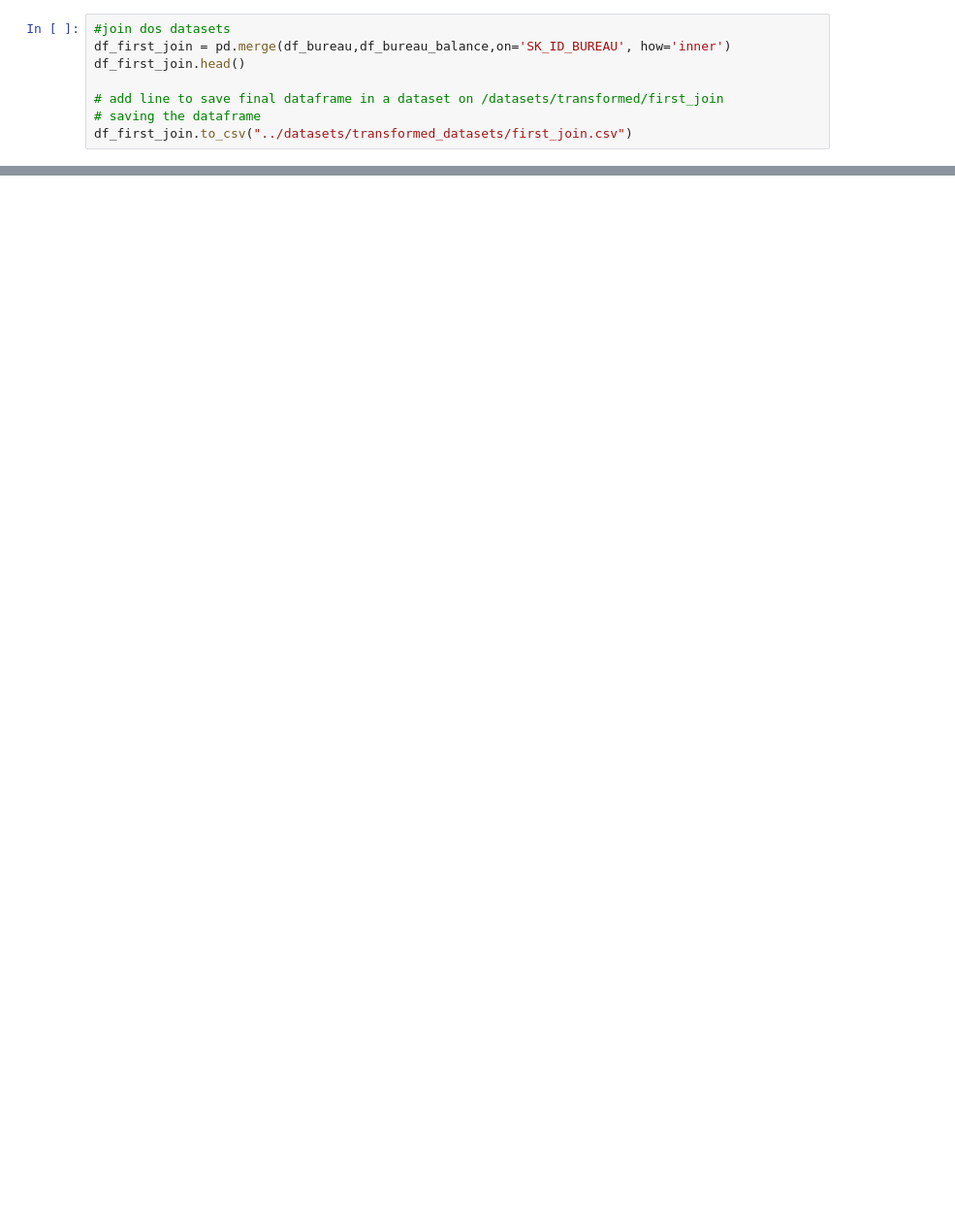
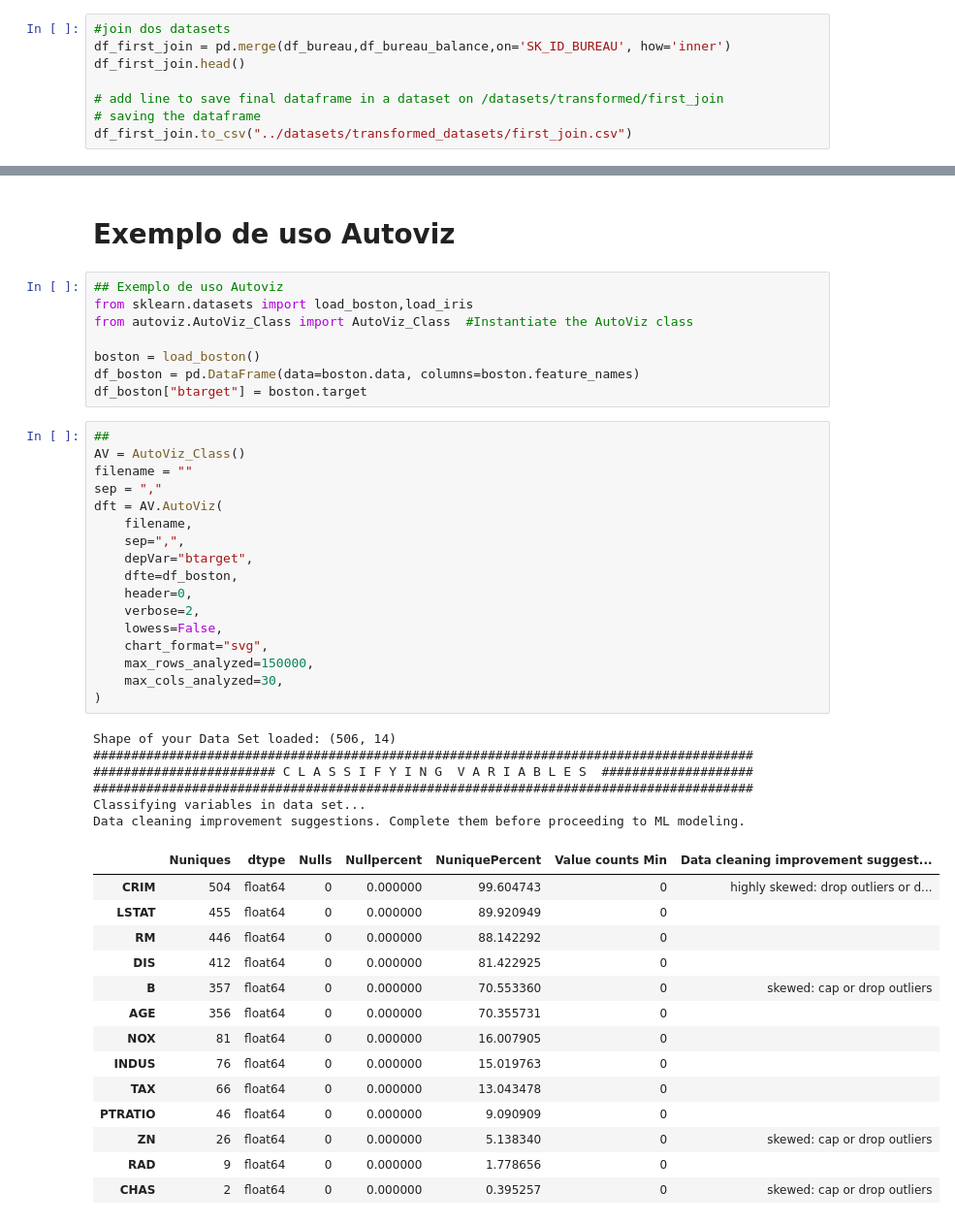
Before and after one commit to onlymr/AASE, a Jupyter notebook: transformations/data_select_join.ipynb, the cells around one changed output, grey strips where cells are left out. Shown at 97% size. Saved outputs shown, nothing was run; the diff lists cells and outputs as text; blank space fills up the shorter version.

```diff
--- a/transformations/data_select_join.ipynb
+++ b/transformations/data_select_join.ipynb
@@ -55,0 +79,48 @@ df_first_join.to_csv("../datasets/transformed_datasets/first_join.csv")
+# %% [markdown]
+# Exemplo de uso Autoviz
+# %%
+## Exemplo de uso Autoviz
+from sklearn.datasets import load_boston,load_iris
+from autoviz.AutoViz_Class import AutoViz_Class  #Instantiate the AutoViz class
+
+boston = load_boston()
+df_boston = pd.DataFrame(data=boston.data, columns=boston.feature_names)
+df_boston["btarget"] = boston.target
+# %%
+##
+AV = AutoViz_Class()
+filename = ""
+sep = ","
+dft = AV.AutoViz(
+    filename,
+    sep=",",
+    depVar="btarget",
+    dfte=df_boston,
+    header=0,
+    verbose=2,
+    lowess=False,
+    chart_format="svg",
+    max_rows_analyzed=150000,
+    max_cols_analyzed=30,
+)
+# %% [output]
+Shape of your Data Set loaded: (506, 14)
+#######################################################################################
+######################## C L A S S I F Y I N G  V A R I A B L E S  ####################
+#######################################################################################
+Classifying variables in data set...
+Data cleaning improvement suggestions. Complete them before proceeding to ML modeling.
+|  | Nuniques | dtype | Nulls | Nullpercent | NuniquePercent | Value counts Min | Data cleaning improvement suggest... |
+| CRIM | 504 | float64 | 0 | 0.000000 | 99.604743 | 0 | highly skewed: drop outliers or d... |
+| LSTAT | 455 | float64 | 0 | 0.000000 | 89.920949 | 0 |  |
+| RM | 446 | float64 | 0 | 0.000000 | 88.142292 | 0 |  |
+| DIS | 412 | float64 | 0 | 0.000000 | 81.422925 | 0 |  |
+| B | 357 | float64 | 0 | 0.000000 | 70.553360 | 0 | skewed: cap or drop outliers |
+| AGE | 356 | float64 | 0 | 0.000000 | 70.355731 | 0 |  |
+| NOX | 81 | float64 | 0 | 0.000000 | 16.007905 | 0 |  |
+| INDUS | 76 | float64 | 0 | 0.000000 | 15.019763 | 0 |  |
+| TAX | 66 | float64 | 0 | 0.000000 | 13.043478 | 0 |  |
+| PTRATIO | 46 | float64 | 0 | 0.000000 | 9.090909 | 0 |  |
+| ZN | 26 | float64 | 0 | 0.000000 | 5.138340 | 0 | skewed: cap or drop outliers |
+| RAD | 9 | float64 | 0 | 0.000000 | 1.778656 | 0 |  |
+| CHAS | 2 | float64 | 0 | 0.000000 | 0.395257 | 0 | skewed: cap or drop outliers |
```
Also changed, not shown: parts of 15 cells of this notebook, 13 other files.
